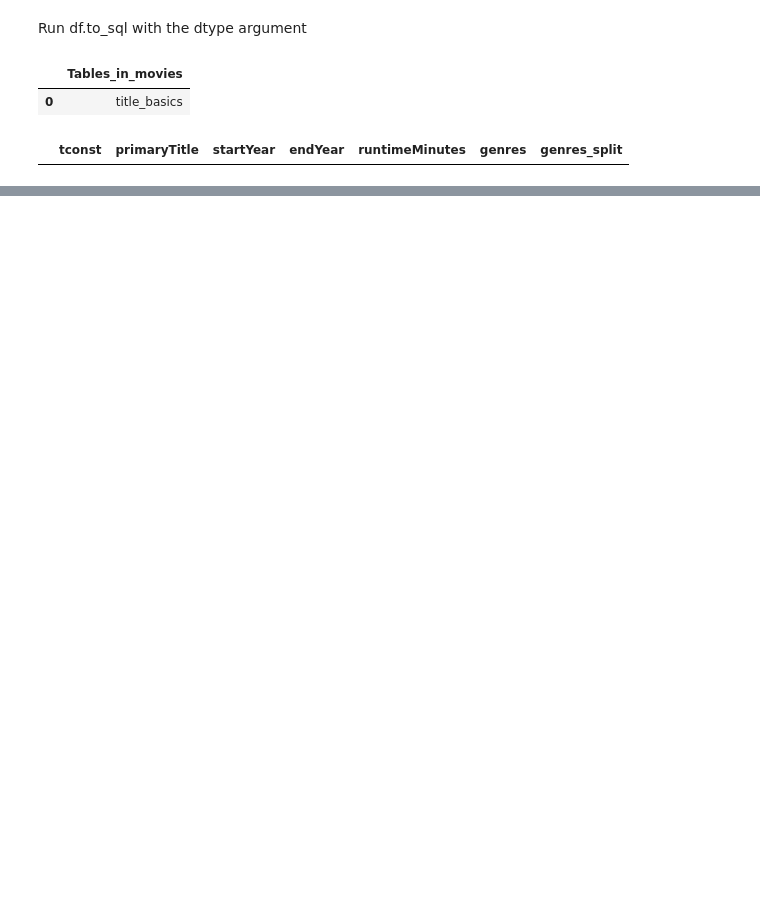
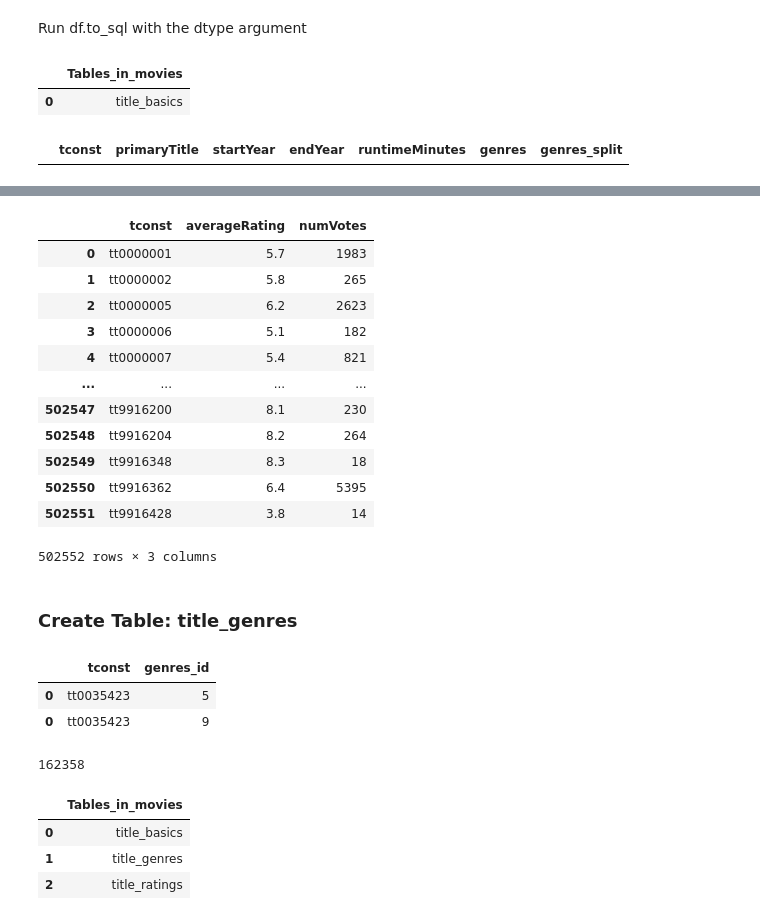
Before and after one commit to whitefreeze/IMDB-What_Makes_Successful_Movies, a Jupyter notebook: What_Makes_Successful_Movies-Database.ipynb, the cells around one changed output, grey strips where cells are left out. Saved outputs shown, nothing was run; the diff lists cells and outputs as text; code cells hidden in the pictures; blank space fills up the shorter version.

```diff
--- a/What_Makes_Successful_Movies-Database.ipynb
+++ b/What_Makes_Successful_Movies-Database.ipynb
@@ -381,0 +461,42 @@ engine.execute('ALTER TABLE title_basics ADD PRIMARY KEY (`tconst`);')
+# %%
+# Verify table was created and its contents
+q = '''
+SELECT * FROM title_ratings;
+'''
+pd.read_sql(q, engine)
+# %% [output]
+|  | tconst | averageRating | numVotes |
+| 0 | tt0000001 | 5.7 | 1983 |
+| 1 | tt0000002 | 5.8 | 265 |
+| 2 | tt0000005 | 6.2 | 2623 |
+| 3 | tt0000006 | 5.1 | 182 |
+| 4 | tt0000007 | 5.4 | 821 |
+| ... | ... | ... | ... |
+| 502547 | tt9916200 | 8.1 | 230 |
+| 502548 | tt9916204 | 8.2 | 264 |
+| 502549 | tt9916348 | 8.3 | 18 |
+| 502550 | tt9916362 | 6.4 | 5395 |
+| 502551 | tt9916428 | 3.8 | 14 |
+502552 rows × 3 columns
+# %% [markdown]
+### Create Table: title_genres
+# %%
+title_genres.head(2)
+# %% [output]
+|  | tconst | genres_id |
+| 0 | tt0035423 | 5 |
+| 0 | tt0035423 | 9 |
+# %%
+# Save to sql with dtype and index=False
+title_genres.to_sql('title_genres',engine,dtype=df_schema,if_exists='replace',index=False)
+# %% [output]
+162358
+# %%
+# Check what tables were created
+q = '''SHOW TABLES;'''
+pd.read_sql(q, engine)
+# %% [output]
+|  | Tables_in_movies |
+| 0 | title_basics |
+| 1 | title_genres |
+| 2 | title_ratings |
```
Also changed, not shown: parts of 32 cells of this notebook.
